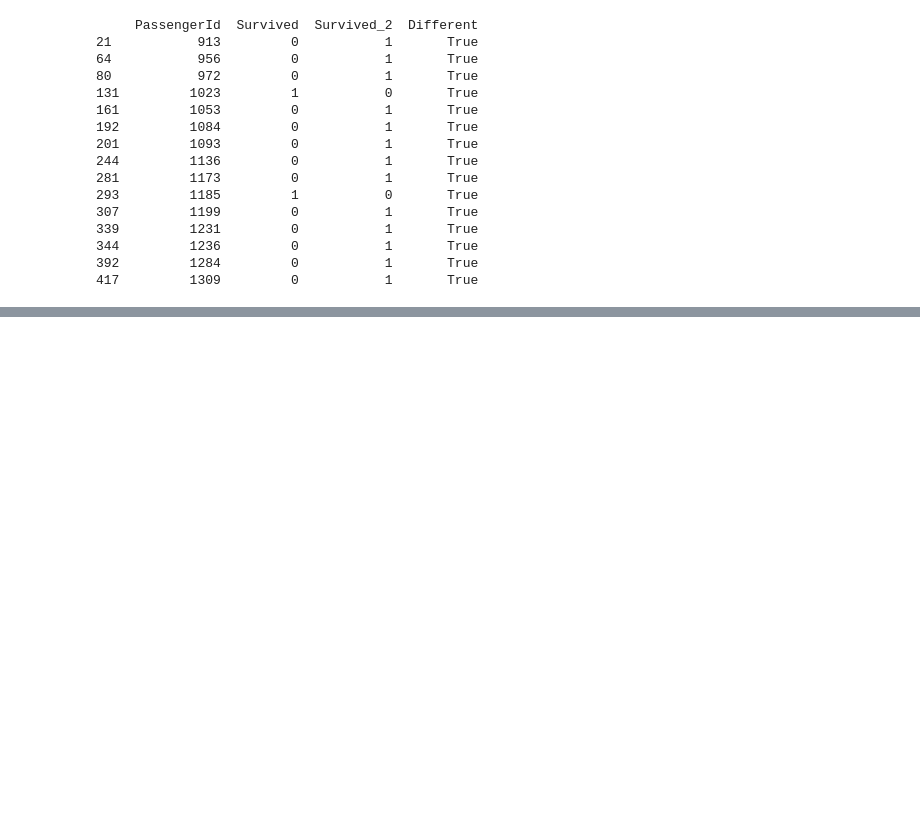
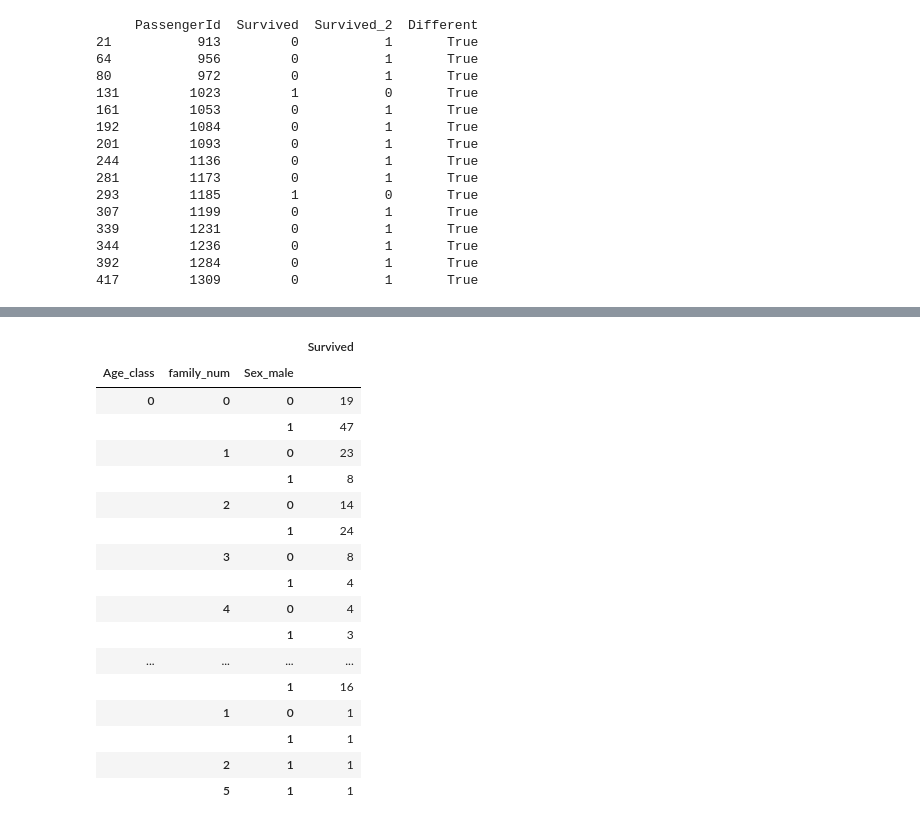
Before and after one commit to KoshiSaito/titanic-survived-prediction, a Jupyter notebook: visualize.ipynb, the cells around one changed output, grey strips where cells are left out. Cells and saved outputs as stored; diff of their text form; code cells hidden in the pictures; blank space fills up the shorter version.

```diff
--- a/visualize.ipynb
+++ b/visualize.ipynb
@@ -1769,0 +1794,21 @@ print(compare_submissions(submission_3, submission_4))
+# %%
+all_df[["Age_class","family_num","Sex_male","Survived"]].dropna().groupby(["Age_class","family_num","Sex_male"]).count()
+# %% [output]
+|  |  |  | Survived |
+| Age_class | family_num | Sex_male |  |
+| 0 | 0 | 0 | 19 |
+|  |  | 1 | 47 |
+|  | 1 | 0 | 23 |
+|  |  | 1 | 8 |
+|  | 2 | 0 | 14 |
+|  |  | 1 | 24 |
+|  | 3 | 0 | 8 |
+|  |  | 1 | 4 |
+|  | 4 | 0 | 4 |
+|  |  | 1 | 3 |
+| ... | ... | ... | ... |
+|  |  | 1 | 16 |
+|  | 1 | 0 | 1 |
+|  |  | 1 | 1 |
+|  | 2 | 1 | 1 |
+|  | 5 | 1 | 1 |
```
Also changed, not shown: parts of 5 cells of this notebook.
